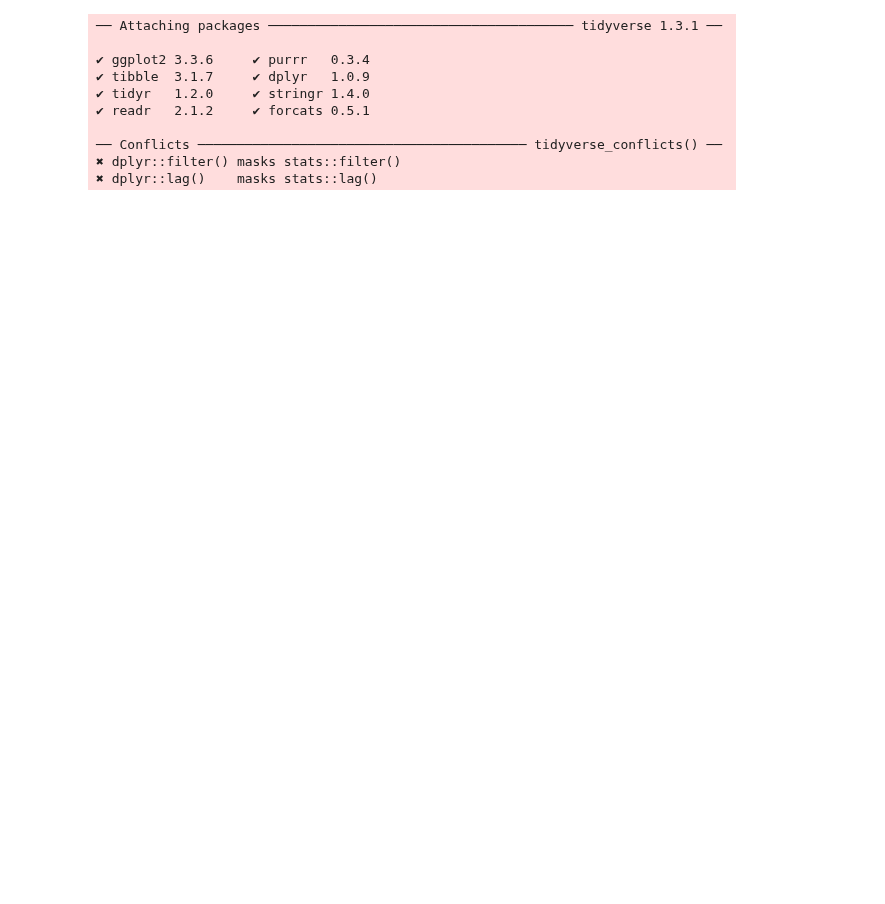
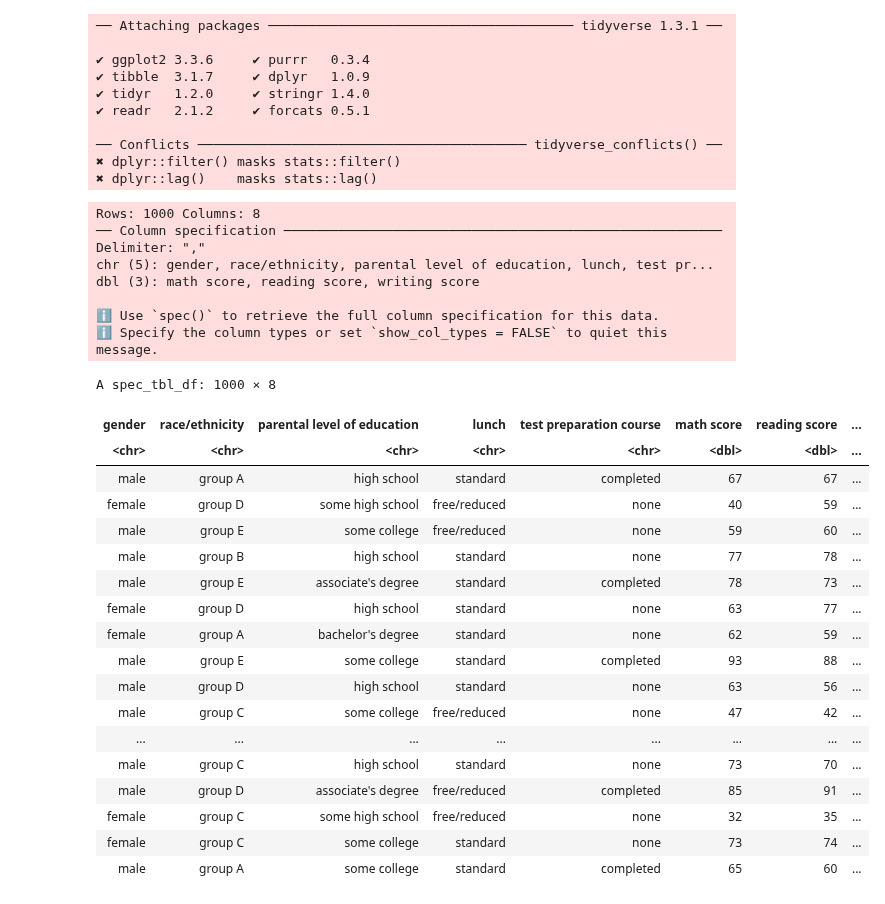
Before and after one commit to mayas02/dsci-100-2022w1-group-89, a Jupyter notebook: dataset.ipynb, the cells around one changed output. Cells and saved outputs as stored; diff of their text form; code cells hidden in the pictures; blank space fills up the shorter version.

Commit message:
loaded exam data
loaded tidyverse
loaded the exam data as a read_csv
used make.names to make column names readable
used as_factor on test preparation
selected wanted columns

```diff
--- a/dataset.ipynb
+++ b/dataset.ipynb
@@ -14,4 +14,33 @@ library(tidyverse)
 ✖ dplyr::filter() masks stats::filter()
 ✖ dplyr::lag()    masks stats::lag()
 # %%
-exam_data <- read_csv(
+exam_data <- read_csv("examdata/exams.csv")
+exam_data
+# %% [output]
+Rows: 1000 Columns: 8
+── Column specification ────────────────────────────────────────────────────────
+Delimiter: ","
+chr (5): gender, race/ethnicity, parental level of education, lunch, test pr...
+dbl (3): math score, reading score, writing score
+
+ℹ Use `spec()` to retrieve the full column specification for this data.
+ℹ Specify the column types or set `show_col_types = FALSE` to quiet this message.
+A spec_tbl_df: 1000 × 8
+| gender | race/ethnicity | parental level of education | lunch | test preparation course | math score | reading score | ... |
+| <chr> | <chr> | <chr> | <chr> | <chr> | <dbl> | <dbl> | ... |
+| male | group A | high school | standard | completed | 67 | 67 | ... |
+| female | group D | some high school | free/reduced | none | 40 | 59 | ... |
+| male | group E | some college | free/reduced | none | 59 | 60 | ... |
+| male | group B | high school | standard | none | 77 | 78 | ... |
+| male | group E | associate's degree | standard | completed | 78 | 73 | ... |
+| female | group D | high school | standard | none | 63 | 77 | ... |
+| female | group A | bachelor's degree | standard | none | 62 | 59 | ... |
+| male | group E | some college | standard | completed | 93 | 88 | ... |
+| male | group D | high school | standard | none | 63 | 56 | ... |
+| male | group C | some college | free/reduced | none | 47 | 42 | ... |
+| ... | ... | ... | ... | ... | ... | ... | ... |
+| male | group C | high school | standard | none | 73 | 70 | ... |
+| male | group D | associate's degree | free/reduced | completed | 85 | 91 | ... |
+| female | group C | some high school | free/reduced | none | 32 | 35 | ... |
+| female | group C | some college | standard | none | 73 | 74 | ... |
+| male | group A | some college | standard | completed | 65 | 60 | ... |
```
Also changed, not shown: parts of 2 cells of this notebook.
